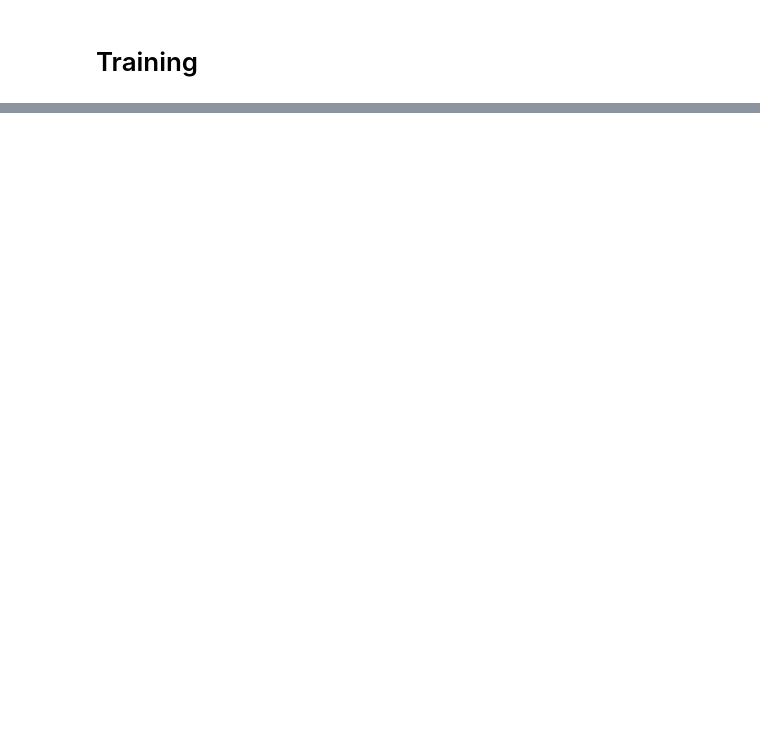
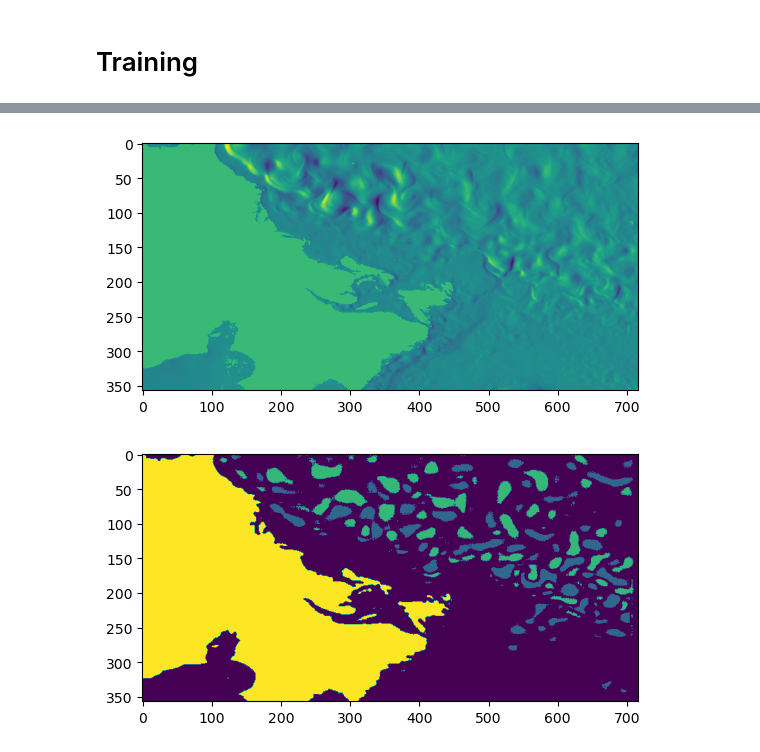
Before and after one commit to arthurlaquieze/hackathon-sdd, a Jupyter notebook: mercator-sdd-lekip21.ipynb, the cells around one changed output, grey strips where cells are left out. Saved outputs shown, nothing was run; the diff lists cells and outputs as text; code cells hidden in the pictures; blank space fills up the shorter version.

```diff
--- a/mercator-sdd-lekip21.ipynb
+++ b/mercator-sdd-lekip21.ipynb
@@ -103,0 +52,11 @@ train_dataloader, val_dataloader = get_data_loaders(
+# %%
+# count number of data points in each class
+def count_classes(data_loader):
+    class_count = [0, 0, 0, 0]
+    for _, labels in data_loader:
+        for i in range(4):
+            class_count[i] += (labels == i).sum().item()
+    return class_count
+
+class_count = count_classes(train_dataloader)
+print(class_count)
@@ -103,0 +65,4 @@ train_dataloader, val_dataloader = get_data_loaders(
+# %%
+# define weights for each class
+weights = 1 - (torch.tensor(class_count, dtype=torch.float) / sum(class_count))
+print(weights)
@@ -206 +183,24 @@ HPU available: False, using: 0 HPUs
 `Trainer.fit` stopped: `max_epochs=10` reached.
+# %%
+selected_var = ["vomecrtyT", "vozocrtxT", "sossheig", "votemper"]
+
+X_test = torch.tensor(OSSE_test_norm.get(selected_var).to_array().to_numpy())
+X_test = X_test.permute(1, 0, 2, 3)
+X_test = X_test.nan_to_num(3)
+
+features =X_test[:, :, :, :]
+output = model(features)# softmax
+#output = nn.Softmax(-1)(output)
+logits = torch.argmax(output,dim=1, keepdim=True)
+# show the image of 1st sample
+plt.imshow(features[1, 0, :, :].cpu().numpy())
+plt.show()
+# # show the label of 1st sample
+# plt.imshow(labels[1, 0, :, :].cpu().numpy())
+# plt.show()
+# show the predicted label of 1st sample
+plt.imshow(logits[1, 0, :, :].cpu().numpy())
+plt.show()
+# %% [output]
+[figure, added]
+[figure, added]
```
Also changed, not shown: parts of 15 cells of this notebook.
